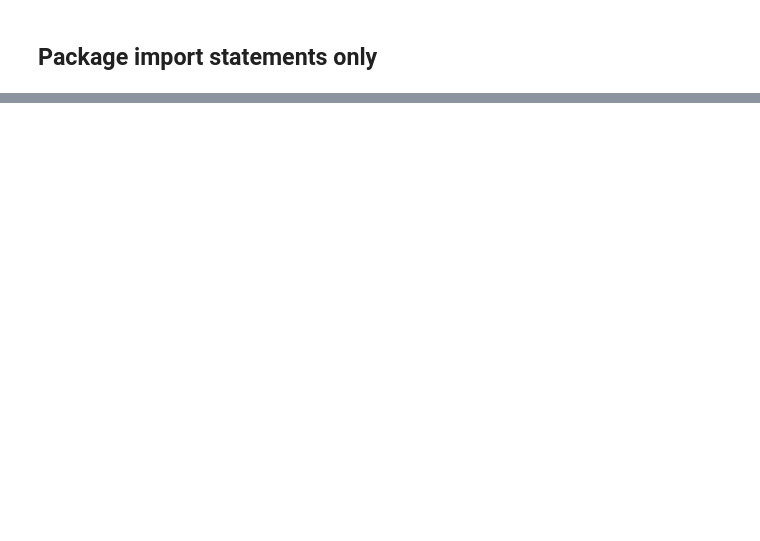
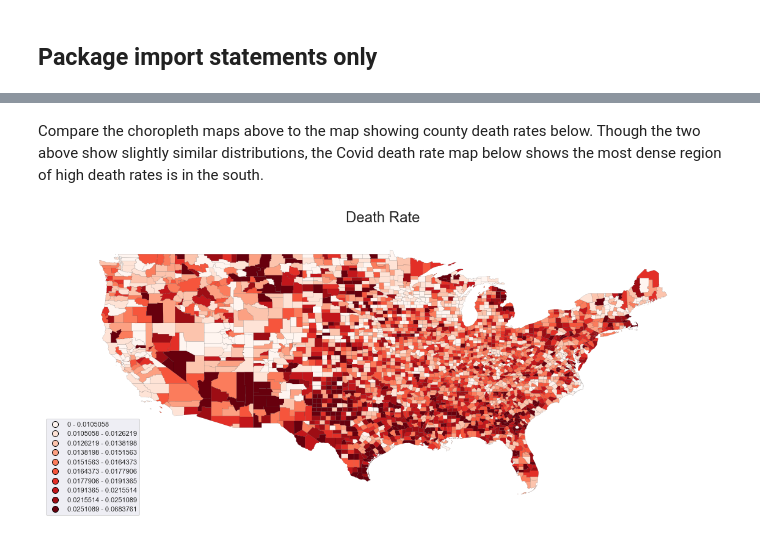
Before and after one commit to jgreene114/INFO2950Project, a Jupyter notebook: Data_Analysis_2.ipynb, the cells around one changed output, grey strips where cells are left out. Saved outputs shown, nothing was run; the diff lists cells and outputs as text; code cells hidden in the pictures; blank space fills up the shorter version.

```diff
--- a/Data_Analysis_2.ipynb
+++ b/Data_Analysis_2.ipynb
@@ -115,0 +309,5 @@ county_internet_df.avg_mbps_rating.plot.hist()
+# %%
+# creating df with most current data
+
+max_date = str(time_srs_df.date.max()).split()[0]
+current_county_df = static_as_of(max_date)
@@ -115,0 +442,39 @@ county_internet_df.avg_mbps_rating.plot.hist()
+# %% [markdown]
+Compare the choropleth maps above to the map showing county death rates below. Though the two above show slightly similar distributions, the Covid death rate map below shows the most dense region of high death rates is in the south.
+# %%
+# https://towardsdatascience.com/a-complete-guide-to-an-interactive-geographical-map-using-python-f4c5197e23e0
+# link above to instructions on filling na values and displaying as greyed out
+
+county_geo_covid_current = pd.merge(geoData, current_county_df, how='left', on='fips_code')
+
+
+county_geo_covid_current.dropna(subset=['death_rate'], inplace=True)
+
+palette = brewer['YlGnBu'][8]
+
+color_mapper = LinearColorMapper(palette = palette, low = 0, high = 40, nan_color = '#d9d9d9')
+
+
+
+
+fig, ax = plt.subplots(1, 1, figsize=(20, 10))
+ax.axis('off')
+
+# Set up the color sheme:
+scheme = mc.Quantiles(county_geo_covid_current['death_rate'], k=10)
+
+# Map
+gplt.choropleth(county_geo_covid_current,
+    hue="death_rate",
+    linewidth=.1,
+    scheme=scheme,
+    cmap='Reds',
+    legend=True,
+    edgecolor='black',
+    ax=ax,
+
+);
+
+ax.set_title('Death Rate', fontsize=24);
+# %% [output]
+[figure, added]
```
Also changed, not shown: parts of 67 cells of this notebook, 4 other files.
